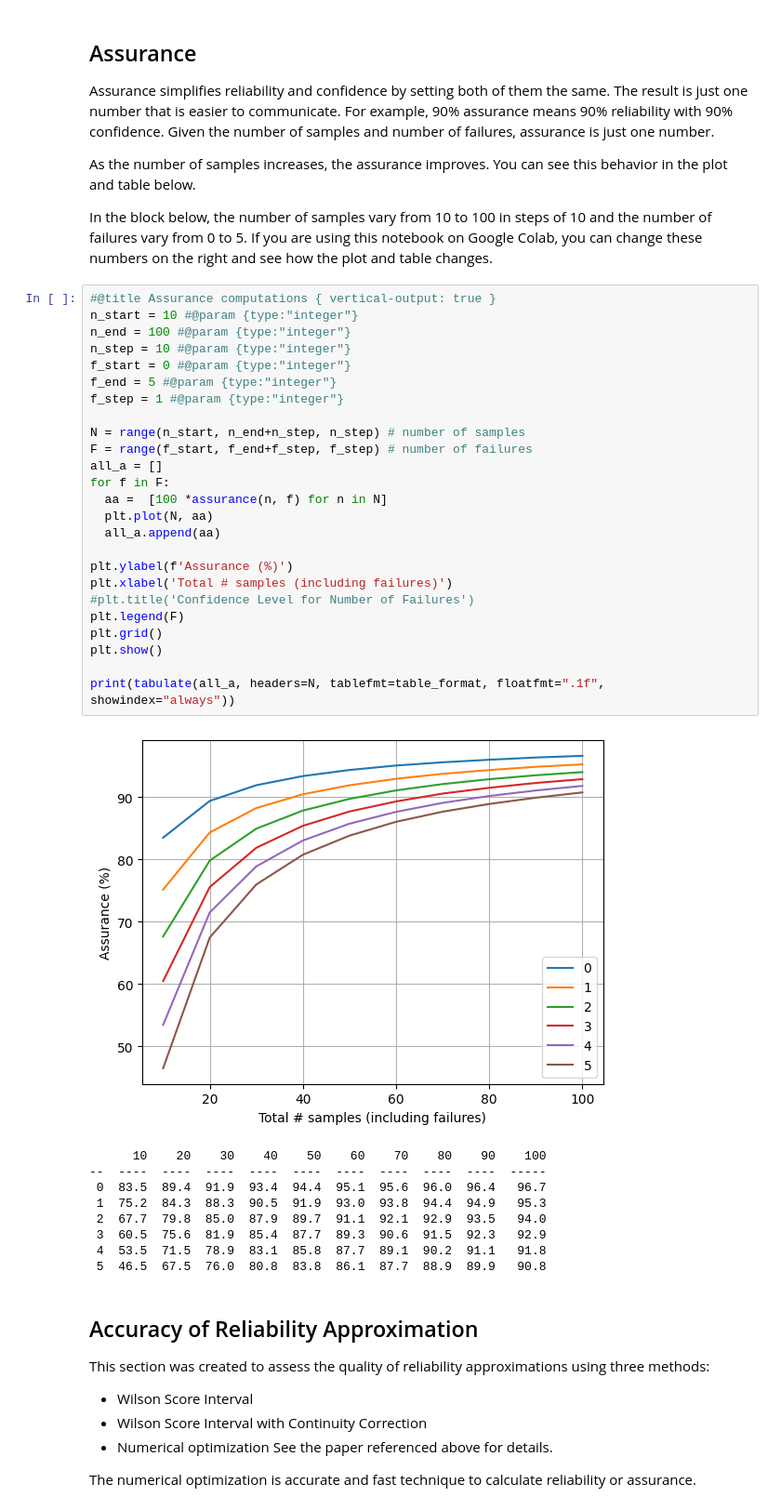
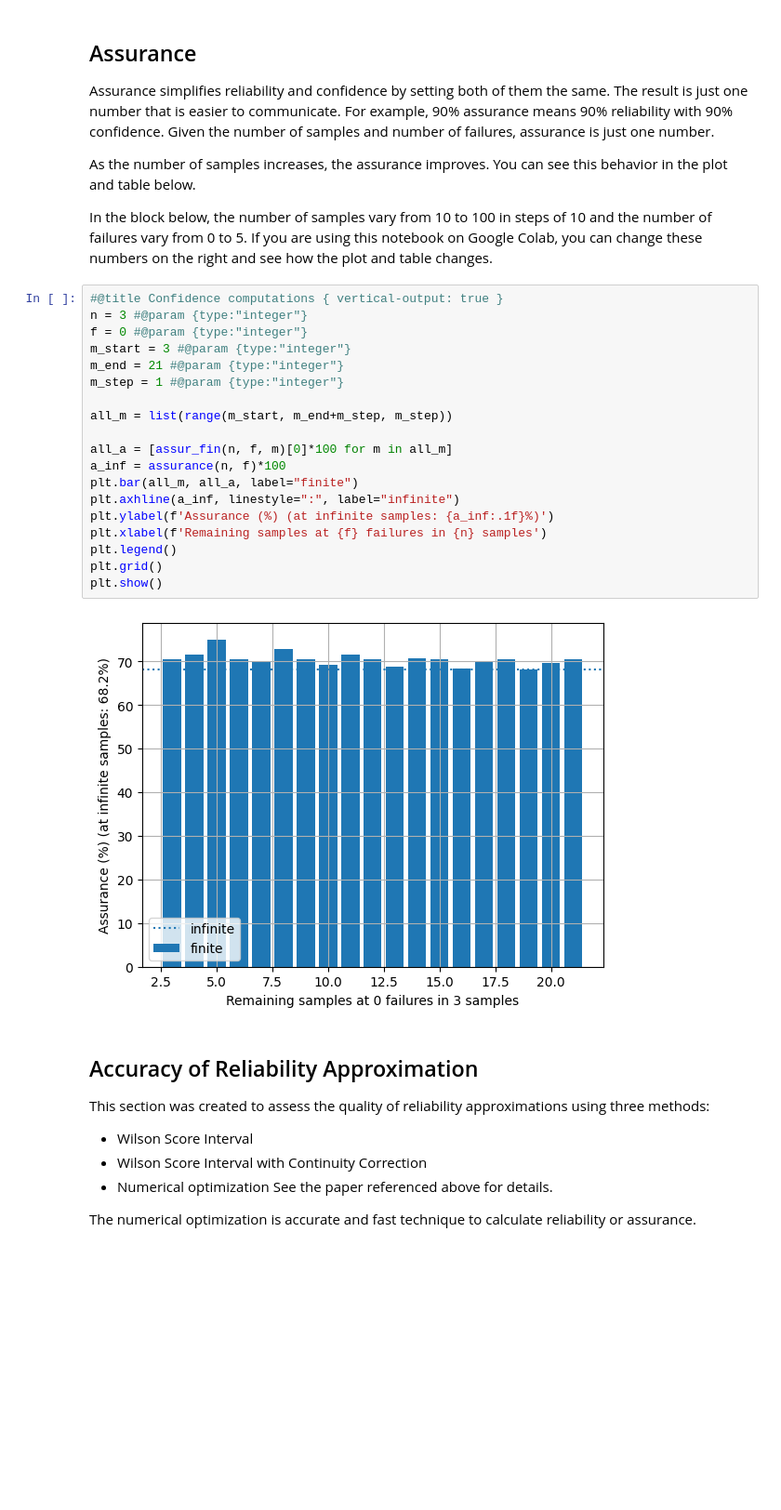
Before and after one commit to sanjaymjoshi/relistats_notebook, a Jupyter notebook: relistats_binomial_finite.ipynb, the cells around one changed output. Shown at 93% size. Drawn from its saved outputs; the diff is of its cells as text; blank space fills up the shorter version.

Commit message:
assurance

```diff
--- a/relistats_binomial_finite.ipynb
+++ b/relistats_binomial_finite.ipynb
@@ -191,41 +153,27 @@ in the plot and table below.
 In the block below, the number of samples vary from 10 to 100 in steps of 10 and the
 number of failures vary from 0 to 5. If you are using this notebook on Google Colab,
 you can change these numbers on the right and see how the plot and table changes.
-# %%
-#@title Assurance computations { vertical-output: true }
-n_start = 10 #@param {type:"integer"}
-n_end = 100 #@param {type:"integer"}
-n_step = 10 #@param {type:"integer"}
-f_start = 0 #@param {type:"integer"}
-f_end = 5 #@param {type:"integer"}
-f_step = 1 #@param {type:"integer"}
-
-N = range(n_start, n_end+n_step, n_step) # number of samples
-F = range(f_start, f_end+f_step, f_step) # number of failures
-all_a = []
-for f in F:
-  aa =  [100 *assurance(n, f) for n in N]
-  plt.plot(N, aa)
-  all_a.append(aa)
-
-plt.ylabel(f'Assurance (%)')
-plt.xlabel('Total # samples (including failures)')
-#plt.title('Confidence Level for Number of Failures')
-plt.legend(F)
-plt.grid()
-plt.show()
-
-print(tabulate(all_a, headers=N, tablefmt=table_format, floatfmt=".1f", showindex="always"))
-# %% [output]
-[figure, removed]
-      10    20    30    40    50    60    70    80    90    100
---  ----  ----  ----  ----  ----  ----  ----  ----  ----  -----
- 0  83.5  89.4  91.9  93.4  94.4  95.1  95.6  96.0  96.4   96.7
- 1  75.2  84.3  88.3  90.5  91.9  93.0  93.8  94.4  94.9   95.3
- 2  67.7  79.8  85.0  87.9  89.7  91.1  92.1  92.9  93.5   94.0
- 3  60.5  75.6  81.9  85.4  87.7  89.3  90.6  91.5  92.3   92.9
- 4  53.5  71.5  78.9  83.1  85.8  87.7  89.1  90.2  91.1   91.8
- 5  46.5  67.5  76.0  80.8  83.8  86.1  87.7  88.9  89.9   90.8
+# %%
+#@title Confidence computations { vertical-output: true }
+n = 3 #@param {type:"integer"}
+f = 0 #@param {type:"integer"}
+m_start = 3 #@param {type:"integer"}
+m_end = 21 #@param {type:"integer"}
+m_step = 1 #@param {type:"integer"}
+
+all_m = list(range(m_start, m_end+m_step, m_step))
+
+all_a = [assur_fin(n, f, m)[0]*100 for m in all_m]
+a_inf = assurance(n, f)*100
+plt.bar(all_m, all_a, label="finite")
+plt.axhline(a_inf, linestyle=":", label="infinite")
+plt.ylabel(f'Assurance (%) (at infinite samples: {a_inf:.1f}%)')
+plt.xlabel(f'Remaining samples at {f} failures in {n} samples')
+plt.legend()
+plt.grid()
+plt.show()
+# %% [output]
+[figure, added]
 # %% [markdown]
 ## Accuracy of Reliability Approximation
 
```
Also changed, not shown: parts of 3 cells of this notebook.
